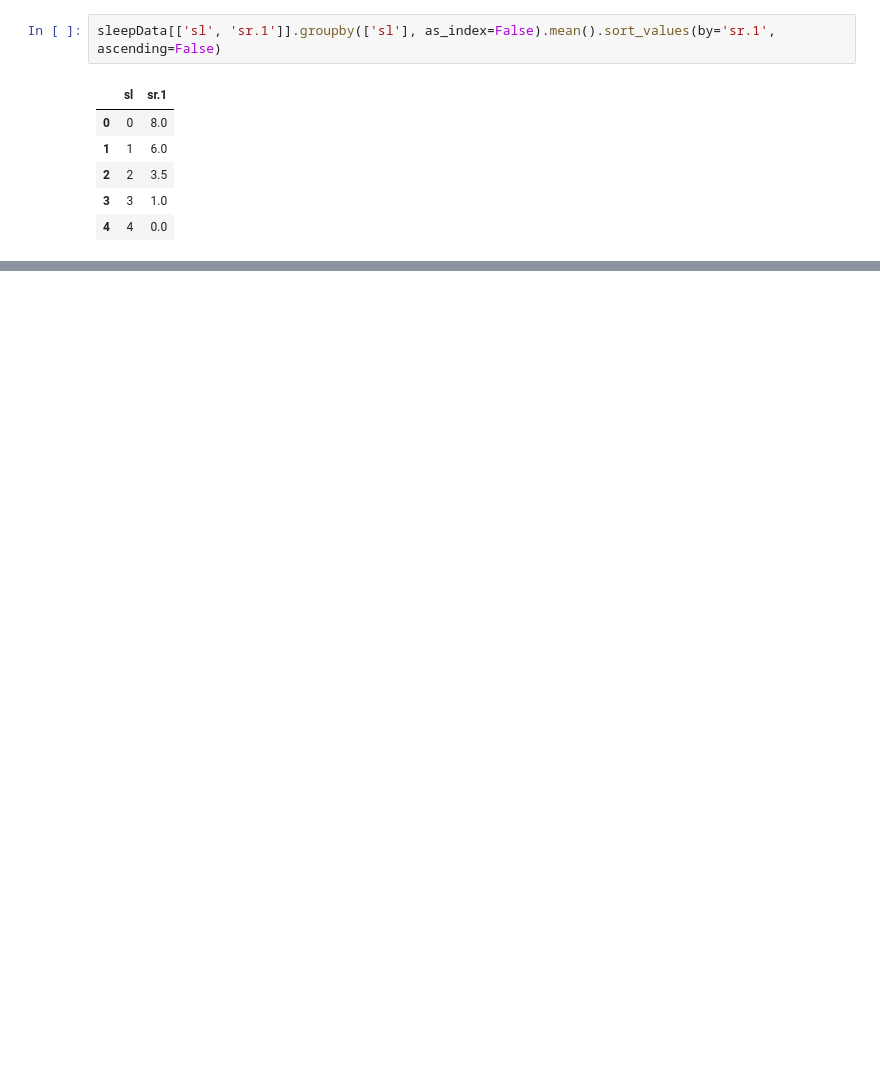
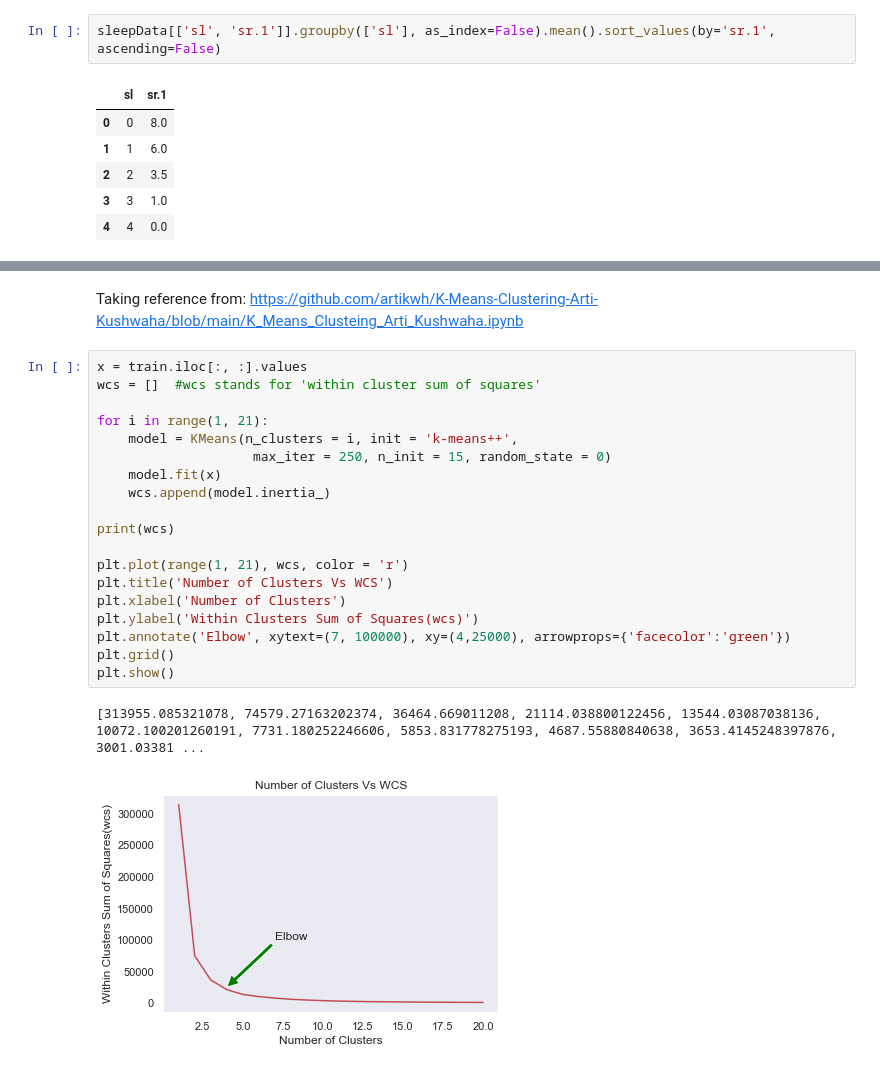
Before and after one commit to TsienJin/SC1015-Project, a Jupyter notebook: EDA/EDA.ipynb, the cells around one changed output, grey strips where cells are left out. Saved outputs shown, nothing was run; the diff lists cells and outputs as text; blank space fills up the shorter version.

```diff
--- a/EDA/EDA.ipynb
+++ b/EDA/EDA.ipynb
@@ -190,0 +240,24 @@ sleepData[['sl', 'sr.1']].groupby(['sl'], as_index=False).mean().sort_values(by=
+# %% [markdown]
+Taking reference from: https://github.com/artikwh/K-Means-Clustering-Arti-Kushwaha/blob/main/K_Means_Clusteing_Arti_Kushwaha.ipynb
+# %%
+x = train.iloc[:, :].values
+wcs = []  #wcs stands for 'within cluster sum of squares'
+
+for i in range(1, 21):
+    model = KMeans(n_clusters = i, init = 'k-means++',
+                    max_iter = 250, n_init = 15, random_state = 0)
+    model.fit(x)
+    wcs.append(model.inertia_)
+
+print(wcs)
+
+plt.plot(range(1, 21), wcs, color = 'r')
+plt.title('Number of Clusters Vs WCS')
+plt.xlabel('Number of Clusters')
+plt.ylabel('Within Clusters Sum of Squares(wcs)')
+plt.annotate('Elbow', xytext=(7, 100000), xy=(4,25000), arrowprops={'facecolor':'green'})
+plt.grid()
+plt.show()
+# %% [output]
+[313955.085321078, 74579.27163202374, 36464.669011208, 21114.038800122456, 13544.03087038136, 10072.100201260191, 7731.180252246606, 5853.831778275193, 4687.55880840638, 3653.4145248397876, 3001.03381 ...
+[figure, added]
```
Also changed, not shown: parts of 13 cells of this notebook.
